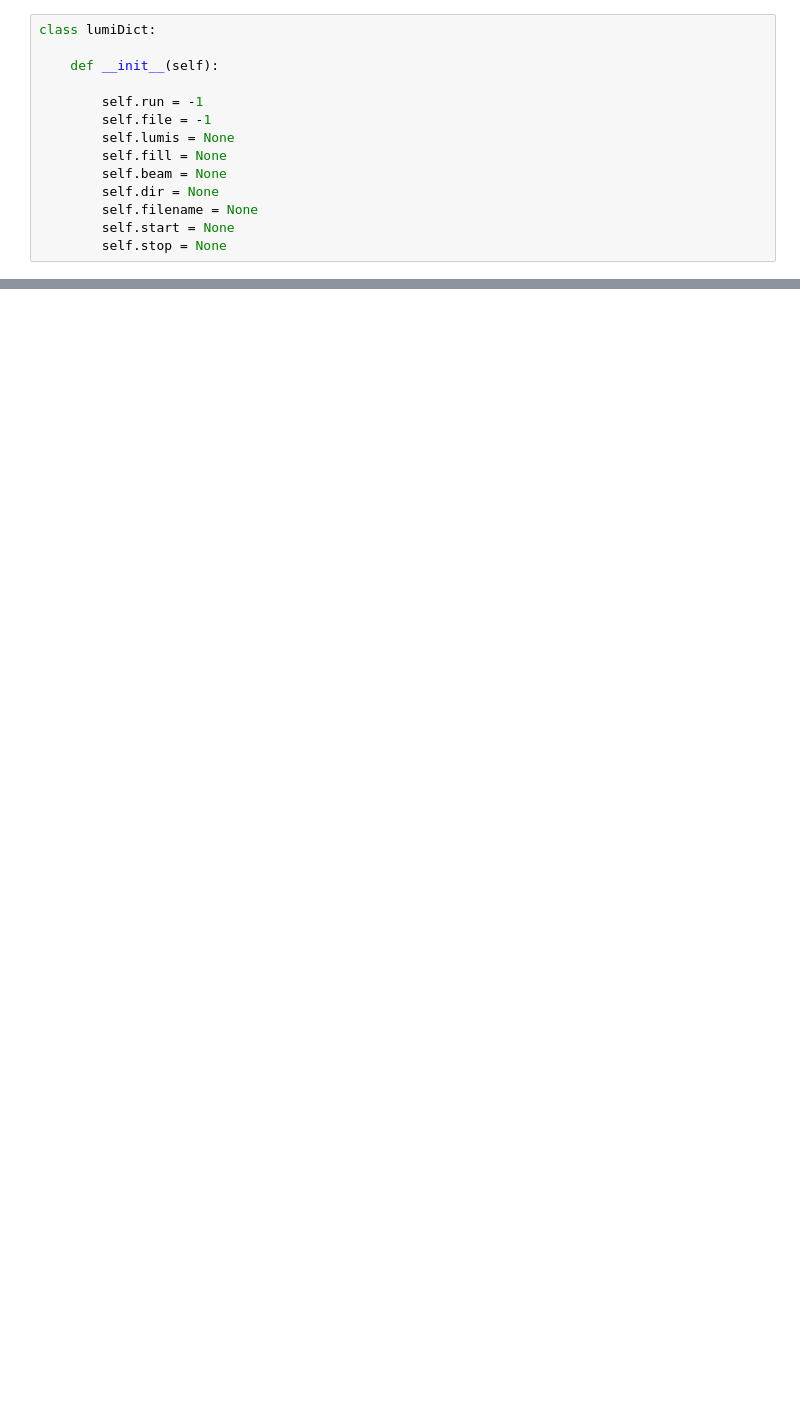
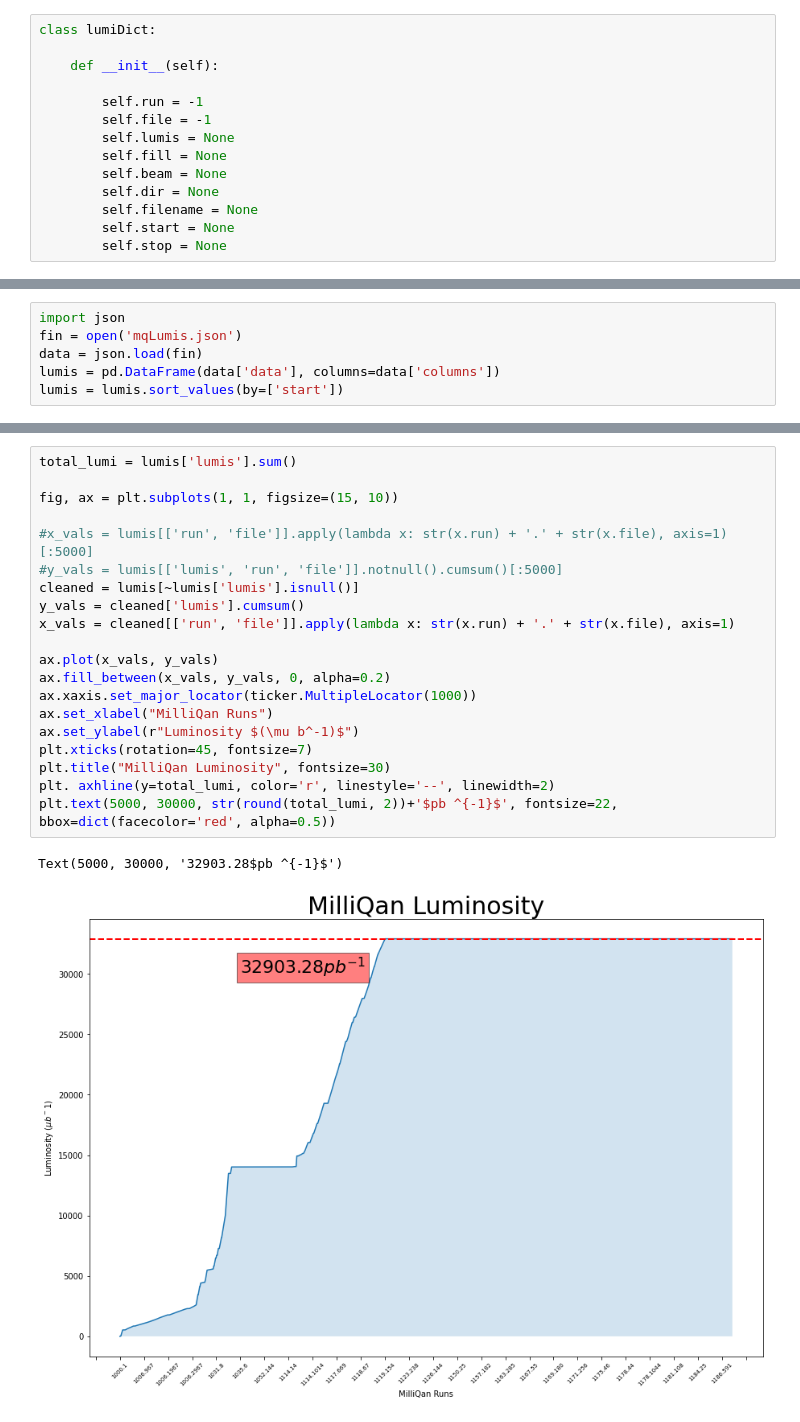
Before and after one commit to milliQan-sw/milliqanOffline, a Jupyter notebook: Run3Detector/analysis/wip/getLumis.ipynb, the cells around one changed output, grey strips where cells are left out. Drawn from its saved outputs; the diff is of its cells as text; blank space fills up the shorter version.

```diff
--- a/Run3Detector/analysis/wip/getLumis.ipynb
+++ b/Run3Detector/analysis/wip/getLumis.ipynb
@@ -296,0 +265,6 @@ Text(0.5, 1.0, 'MilliQan Luminosity')
+# %%
+import json
+fin = open('mqLumis.json')
+data = json.load(fin)
+lumis = pd.DataFrame(data['data'], columns=data['columns'])
+lumis = lumis.sort_values(by=['start'])
@@ -296,0 +287,23 @@ Text(0.5, 1.0, 'MilliQan Luminosity')
+# %%
+total_lumi = lumis['lumis'].sum()
+
+fig, ax = plt.subplots(1, 1, figsize=(15, 10))
+
+#x_vals = lumis[['run', 'file']].apply(lambda x: str(x.run) + '.' + str(x.file), axis=1)[:5000]
+#y_vals = lumis[['lumis', 'run', 'file']].notnull().cumsum()[:5000]
+cleaned = lumis[~lumis['lumis'].isnull()]
+y_vals = cleaned['lumis'].cumsum()
+x_vals = cleaned[['run', 'file']].apply(lambda x: str(x.run) + '.' + str(x.file), axis=1)
+
+ax.plot(x_vals, y_vals)
+ax.fill_between(x_vals, y_vals, 0, alpha=0.2)
+ax.xaxis.set_major_locator(ticker.MultipleLocator(1000))
+ax.set_xlabel("MilliQan Runs")
+ax.set_ylabel(r"Luminosity $(\mu b^-1)$")
+plt.xticks(rotation=45, fontsize=7)
+plt.title("MilliQan Luminosity", fontsize=30)
+plt. axhline(y=total_lumi, color='r', linestyle='--', linewidth=2)
+plt.text(5000, 30000, str(round(total_lumi, 2))+'$pb ^{-1}$', fontsize=22, bbox=dict(facecolor='red', alpha=0.5))
+# %% [output]
+Text(5000, 30000, '32903.28$pb ^{-1}$')
+[figure, added]
```
Also changed, not shown: parts of 13 cells of this notebook, 6 other files.
